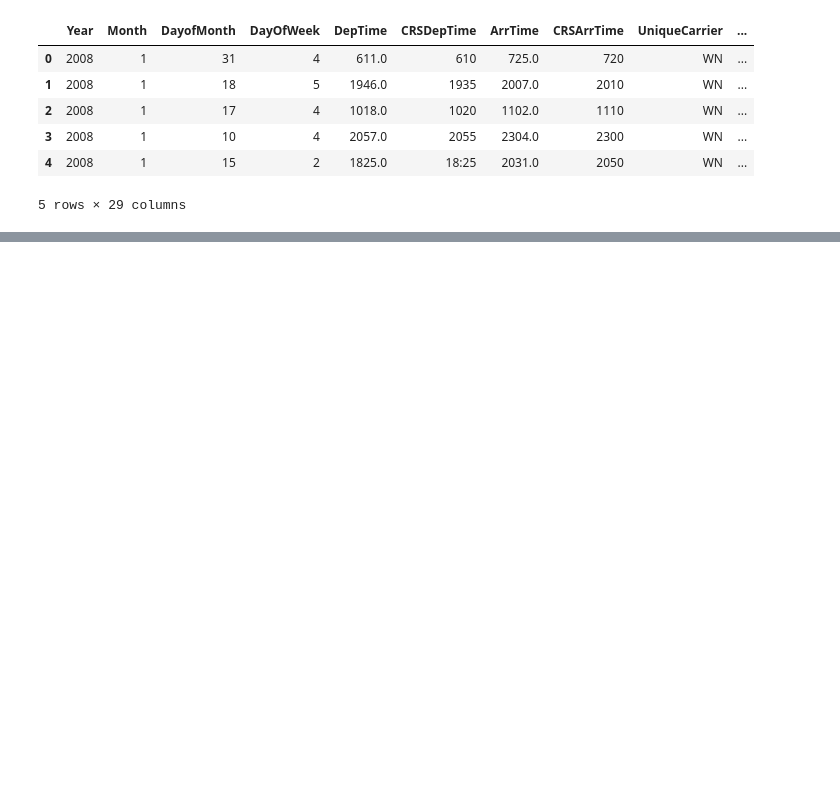
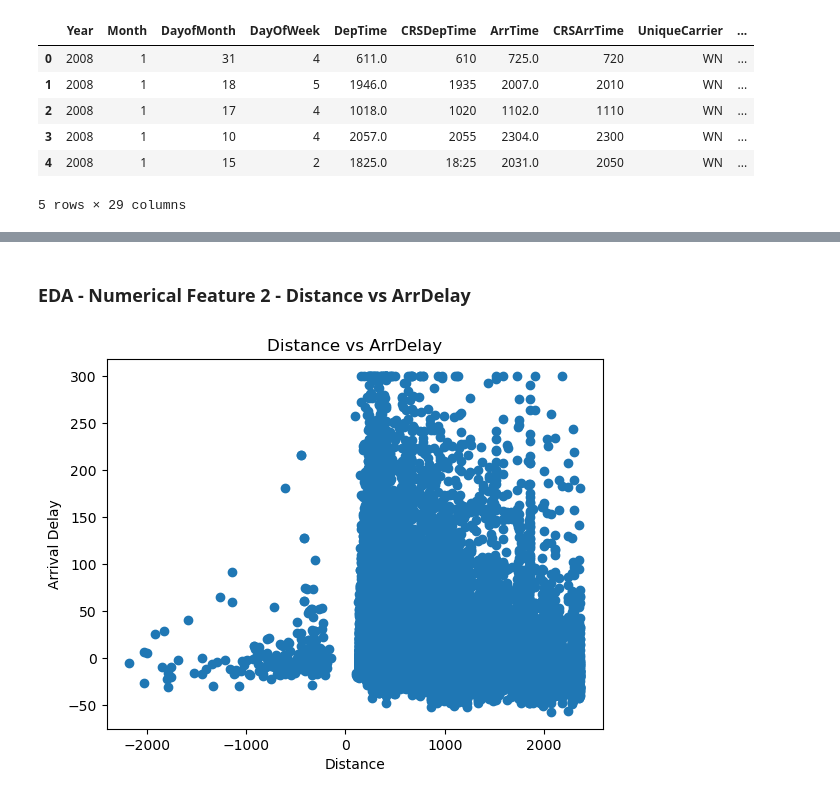
Before and after one commit to Amg1703/Principles-of-Data-Science-Assignment-, a Jupyter notebook: Airline_Delay_Dataset_EDA.ipynb, the cells around one changed output, grey strips where cells are left out. Saved outputs shown, nothing was run; the diff lists cells and outputs as text; code cells hidden in the pictures; blank space fills up the shorter version.

```diff
--- a/Airline_Delay_Dataset_EDA.ipynb
+++ b/Airline_Delay_Dataset_EDA.ipynb
@@ -189,0 +274,11 @@ plt.show()
+# %% [markdown]
+### EDA - Numerical Feature 2 - Distance vs ArrDelay
+# %%
+plt.figure()
+plt.scatter(df['Distance'], df['ArrDelay'])
+plt.xlabel("Distance")
+plt.ylabel("Arrival Delay")
+plt.title("Distance vs ArrDelay")
+plt.show()
+# %% [output]
+[figure, added]
```
Also changed, not shown: parts of 71 cells of this notebook, 3 other files.
